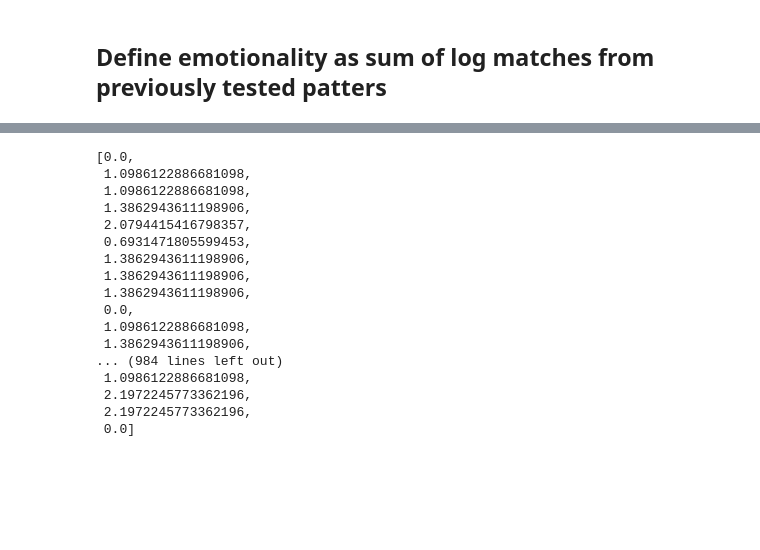
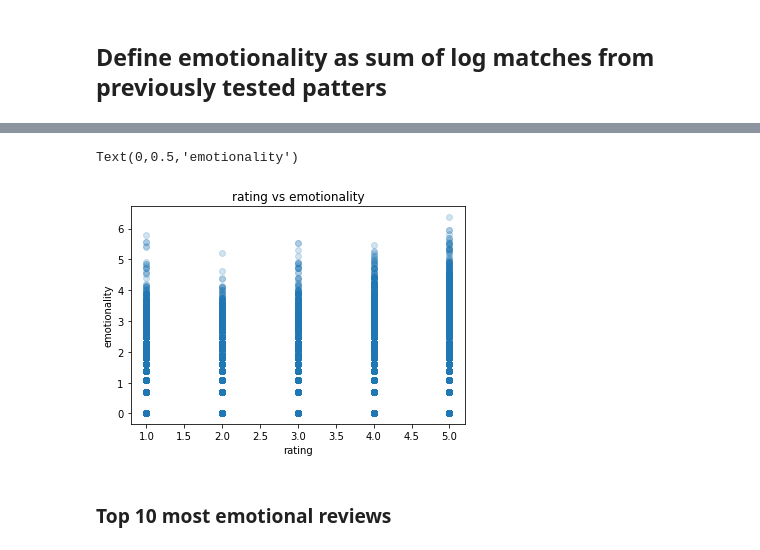
Before and after one commit to patricsteiner/nlp, a Jupyter notebook: a3_sentiment_analysis/sentiment analysis of amazon reviews.ipynb, the cells around one changed output, grey strips where cells are left out. Saved outputs shown, nothing was run; the diff lists cells and outputs as text; code cells hidden in the pictures; blank space fills up the shorter version.

```diff
--- a/a3_sentiment_analysis/sentiment analysis of amazon reviews.ipynb
+++ b/a3_sentiment_analysis/sentiment analysis of amazon reviews.ipynb
@@ -223,20 +297,11 @@ plt.scatter(emotionalities, ratings[:1000])
-# %%
-emotionalities
-# %% [output]
-[0.0,
- 1.0986122886681098,
- 1.0986122886681098,
- 1.3862943611198906,
- 2.0794415416798357,
- 0.6931471805599453,
- 1.3862943611198906,
- 1.3862943611198906,
- 1.3862943611198906,
- 0.0,
- 1.0986122886681098,
- 1.3862943611198906,
-... (984 lines left out)
- 1.0986122886681098,
- 2.1972245773362196,
- 2.1972245773362196,
- 0.0]
+# %%
+plt.scatter(ratings, emotionalities, alpha=.2)
+plt.title('rating vs emotionality')
+plt.xlabel('rating')
+plt.ylabel('emotionality')
+#not a very insightful plot, but still shows some tendency that reviews with rating 1 or 5 are emotional
+# %% [output]
+Text(0,0.5,'emotionality')
+[figure, added]
+# %% [markdown]
+### Top 10 most emotional reviews
```
Also changed, not shown: parts of 16 cells of this notebook.
